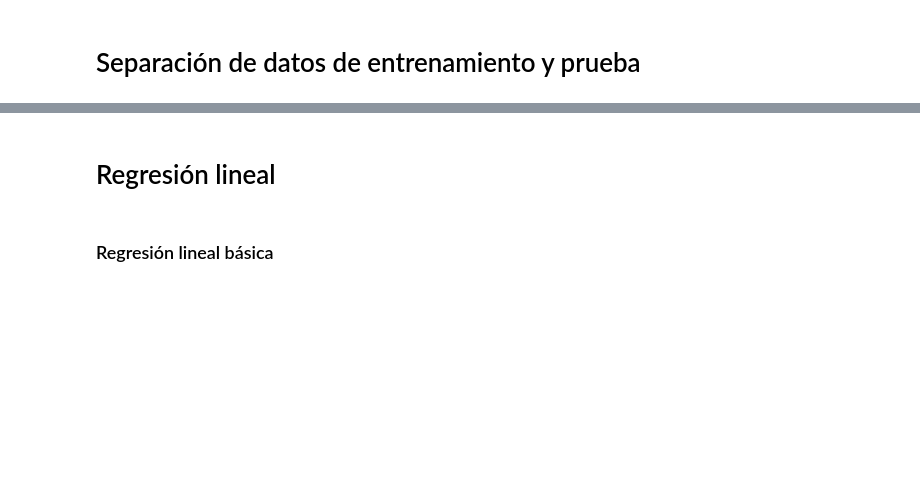
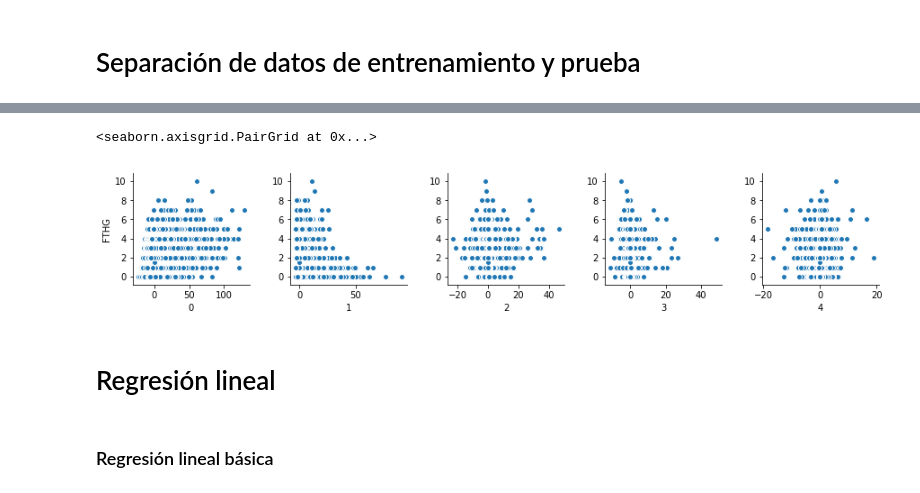
Before and after one commit to JoanMartin/UIB-MasterInBigData, a Jupyter notebook: Statistical-Learning-and-Decision-Making/football_prediction/football_prediction.ipynb, the cells around one changed output, grey strips where cells are left out. Saved outputs shown, nothing was run; the diff lists cells and outputs as text; code cells hidden in the pictures; blank space fills up the shorter version.

```diff
--- a/Statistical-Learning-and-Decision-Making/football_prediction/football_prediction.ipynb
+++ b/Statistical-Learning-and-Decision-Making/football_prediction/football_prediction.ipynb
@@ -224,0 +212,10 @@ features = ['B365H', 'B365D', 'B365A', 'BWH', 'BWD', 'BWA', 'IWH', 'IWD', 'IWA',
+# %%
+homeTeam_dummies = pd.get_dummies(df_football.HomeTeam, prefix='HomeTeam')
+awayTeam_dummies = pd.get_dummies(df_football.AwayTeam, prefix='AwayTeam')
+
+df = pd.concat([df, homeTeam_dummies, awayTeam_dummies], axis = 1)
+
+df = df.drop('HomeTeam', axis=1)
+df = df.drop('AwayTeam', axis=1)
+
+df.head()
@@ -310,11 +268,12 @@ Ratio de varianza acumulada hasta explicar el 95%:
 # %%
 from sklearn.model_selection import train_test_split
 # %%
-df_y = df_football['FTHG'].copy()
-df_X = df_football[features].copy()
+df_X = df.copy()
+df_y = df[feature_to_predict[0]].copy()
+del df_X[feature_to_predict[0]]
 
 X_train, X_test, y_train, y_test = train_test_split(df_X, df_y,
-                                                    test_size = 0.25, random_state = 42)
+                                                    test_size = 0.33, random_state = 42)
 # %%
 print("X_train: " + str(X_train.shape))
 print("X_test:  " + str(X_test.shape))
@@ -328,17 +287,20 @@ y_test:  (3413,)
-# %%
-# PCA Train
-polynomial = PolynomialFeatures(2)
-X_train_poly = polynomial.fit_transform(X_train)
-
-pca = PCA(3)
-X_train = pca.fit_transform(X_train_poly)
-
-# PCA Test
-polynomial = PolynomialFeatures(2)
-X_test_poly = polynomial.fit_transform(X_test)
-
-pca = PCA(3)
-X_test = pca.fit_transform(X_test_poly)
+# %%
+# PCA Train
+pca = PCA(n_components)
+X_train_pca = pca.fit_transform(X_train)
+
+# PCA Test
+pca = PCA(n_components)
+X_test_pca = pca.fit_transform(X_test)
+# %%
+X_train_corr = pd.DataFrame(X_train_pca)
+y_train_corr = pd.DataFrame(y_train).reset_index(drop=True)
+X_train_corr = pd.concat([X_train_corr, y_train_corr], axis=1)
+
+sns.pairplot(X_train_corr, y_vars=['FTHG'], x_vars=[0, 1, 2, 3, 4])
+# %% [output]
+<seaborn.axisgrid.PairGrid at 0x...>
+[figure, added]
 # %% [markdown]
 # Regresión lineal
 # %%
```
Also changed, not shown: parts of 70 cells of this notebook, 7 other files.
